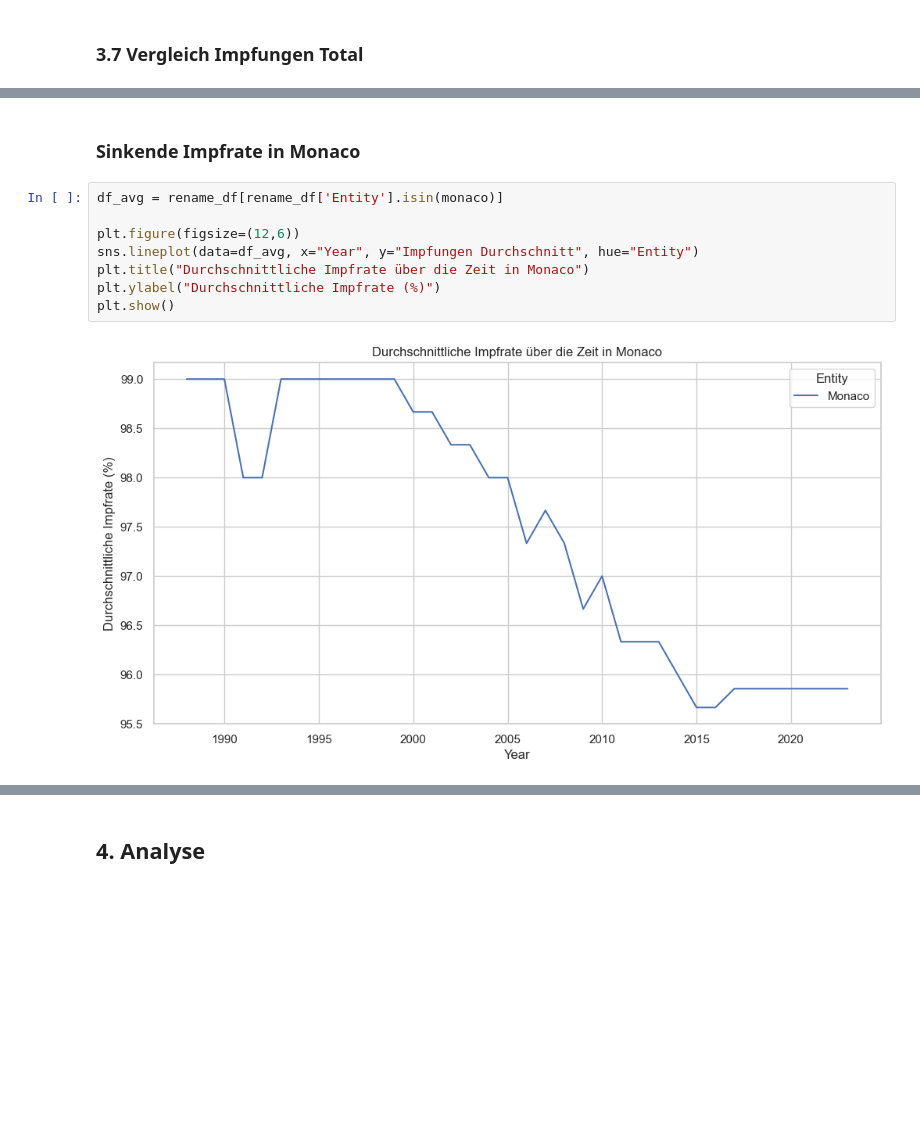
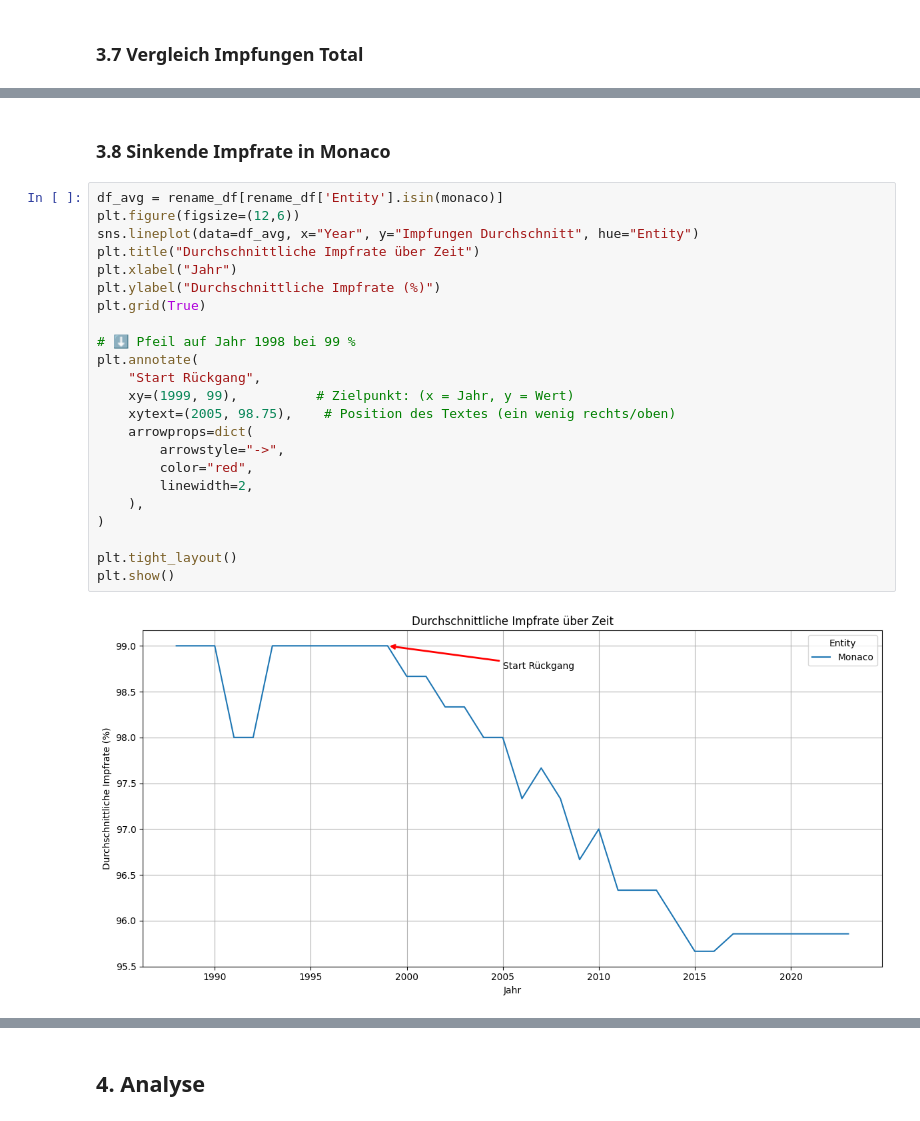
Before and after one commit to gandlea/LN-2-HS2025, a Jupyter notebook: Leistungsnachweis.ipynb, the cells around one changed output, grey strips where cells are left out. Drawn from its saved outputs; the diff is of its cells as text; blank space fills up the shorter version.

Commit message:
korr Pfeil

```diff
--- a/Leistungsnachweis.ipynb
+++ b/Leistungsnachweis.ipynb
@@ -664,12 +652,27 @@ axes[1].axis("equal")  # runder Kreis
 # %% [markdown]
-### Sinkende Impfrate in Monaco
+### 3.8 Sinkende Impfrate in Monaco
 # %%
 df_avg = rename_df[rename_df['Entity'].isin(monaco)]
-
 plt.figure(figsize=(12,6))
 sns.lineplot(data=df_avg, x="Year", y="Impfungen Durchschnitt", hue="Entity")
-plt.title("Durchschnittliche Impfrate über die Zeit in Monaco")
+plt.title("Durchschnittliche Impfrate über Zeit")
+plt.xlabel("Jahr")
 plt.ylabel("Durchschnittliche Impfrate (%)")
+plt.grid(True)
+
+# ⬇️ Pfeil auf Jahr 1998 bei 99 %
+plt.annotate(
+    "Start Rückgang",
+    xy=(1999, 99),          # Zielpunkt: (x = Jahr, y = Wert)
+    xytext=(2005, 98.75),    # Position des Textes (ein wenig rechts/oben)
+    arrowprops=dict(
+        arrowstyle="->",
+        color="red",
+        linewidth=2,
+    ),
+)
+
+plt.tight_layout()
 plt.show()
 # %% [output]
-[figure, old version]
+[figure, new version]
```
Also changed, not shown: parts of 17 cells of this notebook.
